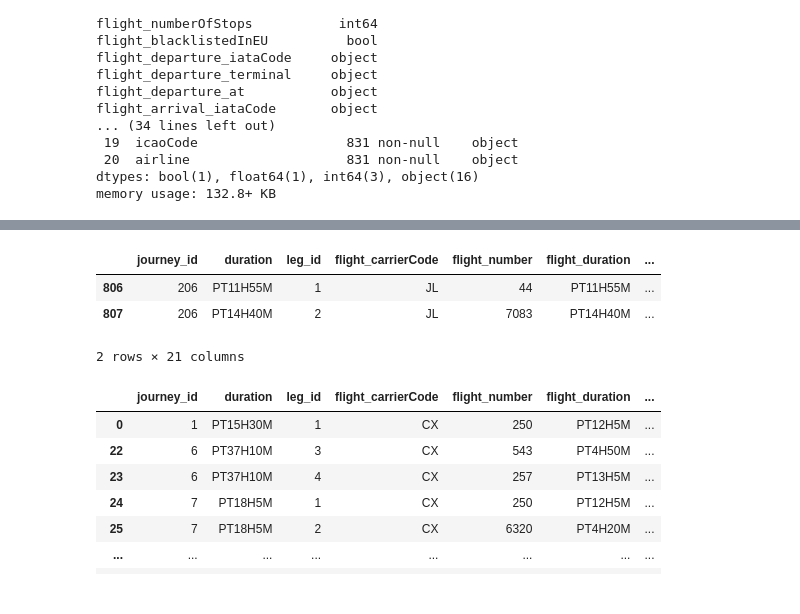
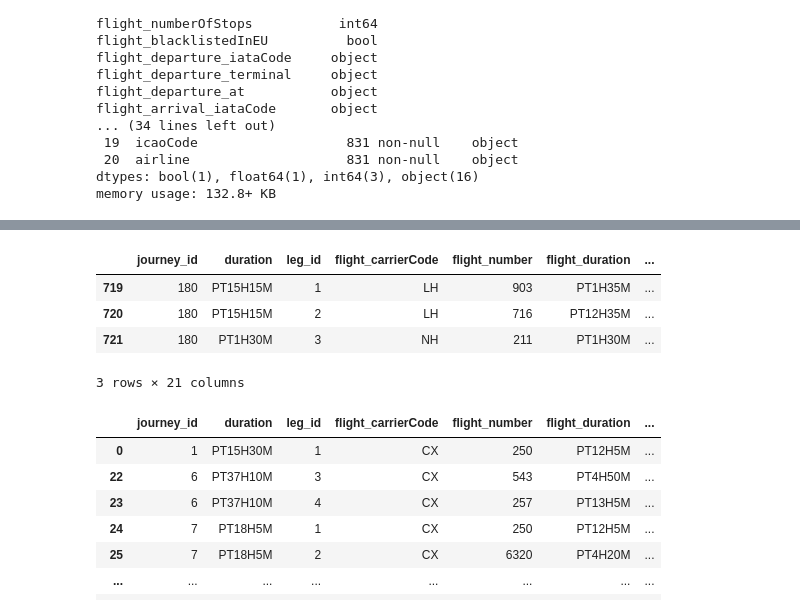
Before and after one commit to john-adeojo/ai_travel_agent, a Jupyter notebook: src/testnotebook.ipynb, the cells around one changed output, grey strips where cells are left out. Cells and saved outputs as stored; diff of their text form; code cells hidden in the pictures.

```diff
--- a/src/testnotebook.ipynb
+++ b/src/testnotebook.ipynb
@@ -47,7 +47,7 @@ class SingletonToken:
 
 api_key, api_secret, openai_key, hugging_api_key = read_config()
 # %%
-def journey_data(response_flights_data, response_airline_lookup_data):
+def journey_data(response_flights_data, response_airline_lookup_data, originLocationCode, destinationLocationCode):
     # Load the data into a DataFrame
     df = pd.DataFrame(response_flights_data)
     df_airline_codes = pd.json_normalize(response_airline_lookup_data)
@@ -95,6 +95,9 @@ def journey_data(response_flights_data, response_airline_lookup_data):
     df_flights.columns = df_flights.columns.str.replace('.', '_')
     df_flights['total'] = pd.to_numeric(df_flights['total'], errors='coerce')
 
+    df_flights['Journey Start'] = originLocationCode
+    df_flights['Journey Start'] = destinationLocationCode
+
     return df_flights
 # %%
 from sqlalchemy import create_engine
@@ -317,10 +352,11 @@ Please note that these prices are the total price for the journey.
 # %%
-df_flights.loc[df_flights['journey_id'] == '206']
+df_flights.loc[df_flights['journey_id'] == '180']
 # %% [output]
 |  | journey_id | duration | leg_id | flight_carrierCode | flight_number | flight_duration | ... |
-| 806 | 206 | PT11H55M | 1 | JL | 44 | PT11H55M | ... |
-| 807 | 206 | PT14H40M | 2 | JL | 7083 | PT14H40M | ... |
+| 719 | 180 | PT15H15M | 1 | LH | 903 | PT1H35M | ... |
+| 720 | 180 | PT15H15M | 2 | LH | 716 | PT12H35M | ... |
+| 721 | 180 | PT1H30M | 3 | NH | 211 | PT1H30M | ... |
-2 rows × 21 columns
+3 rows × 21 columns
 # %%
 df_flights.sort_values(by='total', ascending=True)
 # %% [output]
```
Also changed, not shown: parts of 2 cells of this notebook, 3 other files.
